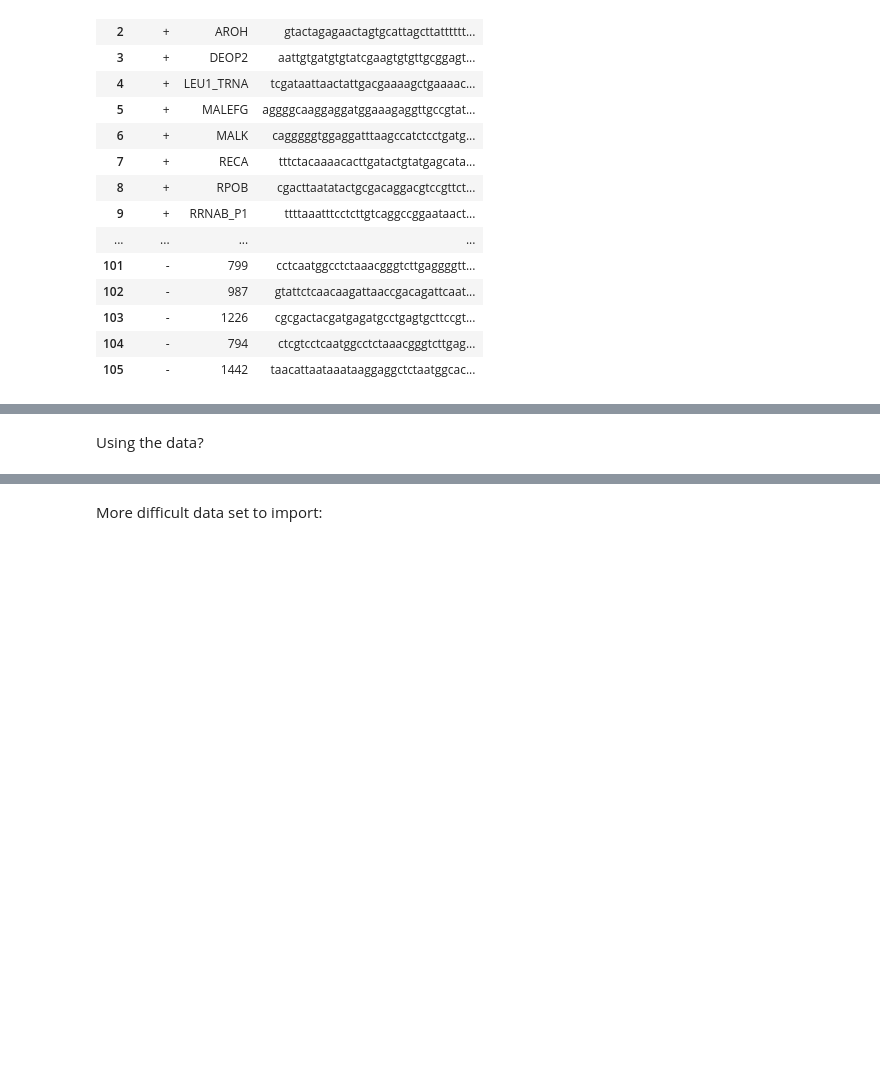
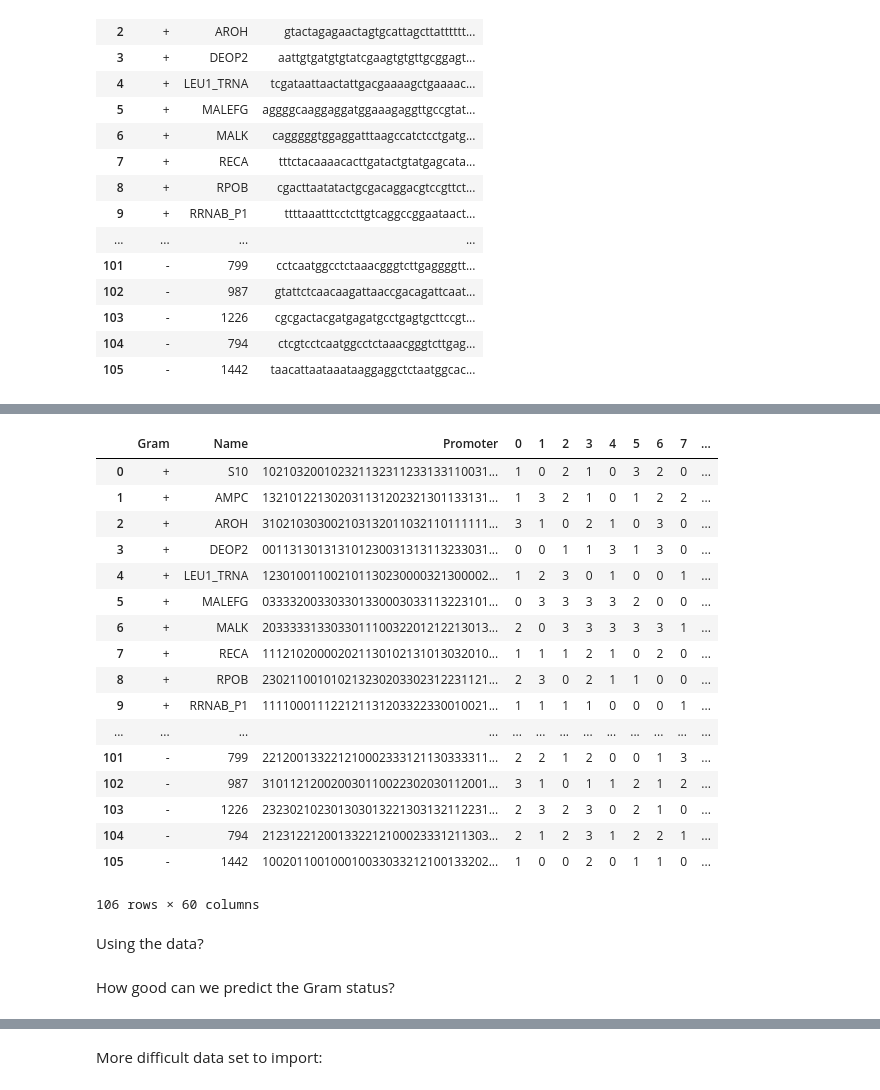
Before and after one commit to SylarXVI/Tutorials, a Jupyter notebook: Data Preprocessing.ipynb, the cells around one changed output, grey strips where cells are left out. Saved outputs shown, nothing was run; the diff lists cells and outputs as text; code cells hidden in the pictures; blank space fills up the shorter version.

```diff
--- a/Data Preprocessing.ipynb
+++ b/Data Preprocessing.ipynb
@@ -166,2 +209,25 @@ data
+# %%
+data = pd.concat([data, split], axis=1,)
+#data=data.drop('Promoter', axis=1)
+data
+# %% [output]
+|  | Gram | Name | Promoter | 0 | 1 | 2 | 3 | 4 | 5 | 6 | 7 | ... |
+| 0 | + | S10 | 102103200102321132311233133110031... | 1 | 0 | 2 | 1 | 0 | 3 | 2 | 0 | ... |
+| 1 | + | AMPC | 132101221302031131202321301133131... | 1 | 3 | 2 | 1 | 0 | 1 | 2 | 2 | ... |
+| 2 | + | AROH | 310210303002103132011032110111111... | 3 | 1 | 0 | 2 | 1 | 0 | 3 | 0 | ... |
+| 3 | + | DEOP2 | 001131301313101230031313113233031... | 0 | 0 | 1 | 1 | 3 | 1 | 3 | 0 | ... |
+| 4 | + | LEU1_TRNA | 123010011002101130230000321300002... | 1 | 2 | 3 | 0 | 1 | 0 | 0 | 1 | ... |
+| 5 | + | MALEFG | 033332003303301330003033113223101... | 0 | 3 | 3 | 3 | 3 | 2 | 0 | 0 | ... |
+| 6 | + | MALK | 203333313303301110032201212213013... | 2 | 0 | 3 | 3 | 3 | 3 | 3 | 1 | ... |
+| 7 | + | RECA | 111210200002021130102131013032010... | 1 | 1 | 1 | 2 | 1 | 0 | 2 | 0 | ... |
+| 8 | + | RPOB | 230211001010213230203302312231121... | 2 | 3 | 0 | 2 | 1 | 1 | 0 | 0 | ... |
+| 9 | + | RRNAB_P1 | 111100011122121131203322330010021... | 1 | 1 | 1 | 1 | 0 | 0 | 0 | 1 | ... |
+| ... | ... | ... | ... | ... | ... | ... | ... | ... | ... | ... | ... | ... |
+| 101 | - | 799 | 221200133221210002333121130333311... | 2 | 2 | 1 | 2 | 0 | 0 | 1 | 3 | ... |
+| 102 | - | 987 | 310112120020030110022302030112001... | 3 | 1 | 0 | 1 | 1 | 2 | 1 | 2 | ... |
+| 103 | - | 1226 | 232302102301303013221303132112231... | 2 | 3 | 2 | 3 | 0 | 2 | 1 | 0 | ... |
+| 104 | - | 794 | 212312212001332212100023331211303... | 2 | 1 | 2 | 3 | 1 | 2 | 2 | 1 | ... |
+| 105 | - | 1442 | 100201100100010033033212100133202... | 1 | 0 | 0 | 2 | 0 | 1 | 1 | 0 | ... |
+106 rows × 60 columns
 # %% [markdown]
 Using the data?
@@ -170,0 +244,2 @@ y = data['Gram']
+# %% [markdown]
+How good can we predict the Gram status?
```
Also changed, not shown: parts of 7 cells of this notebook.
